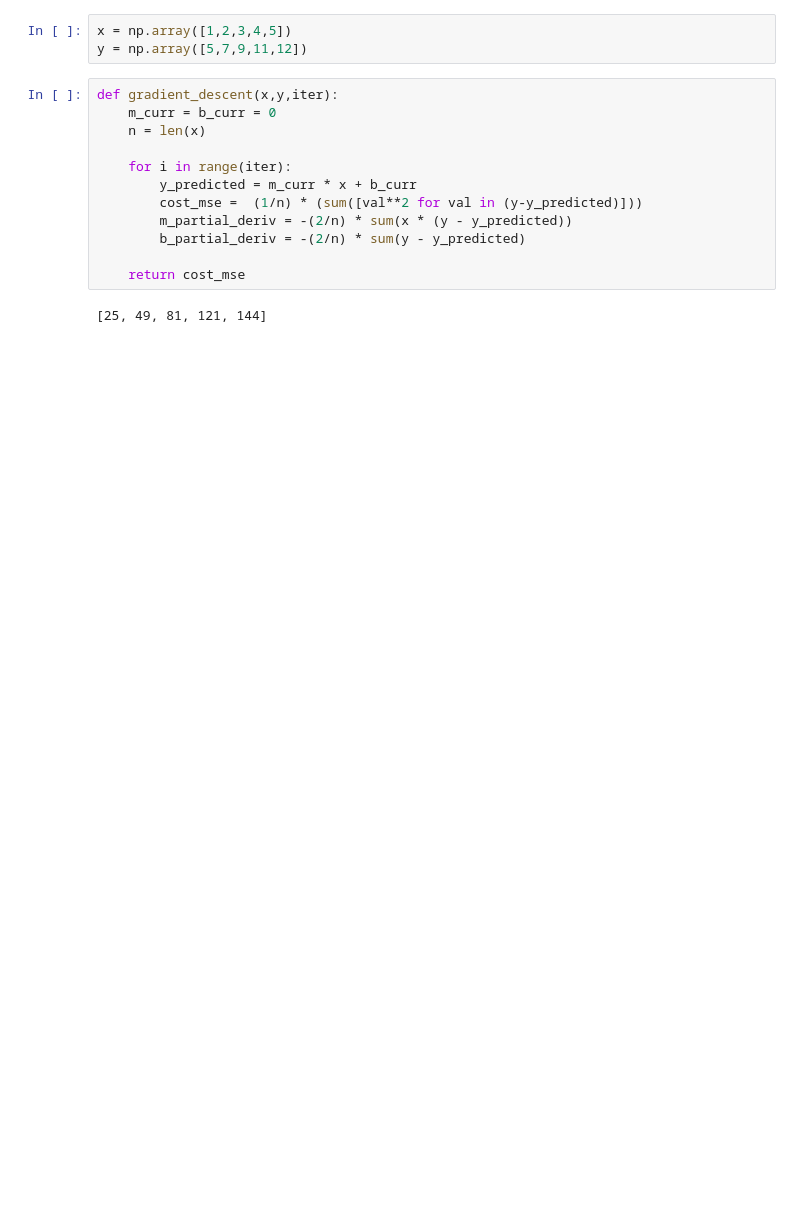
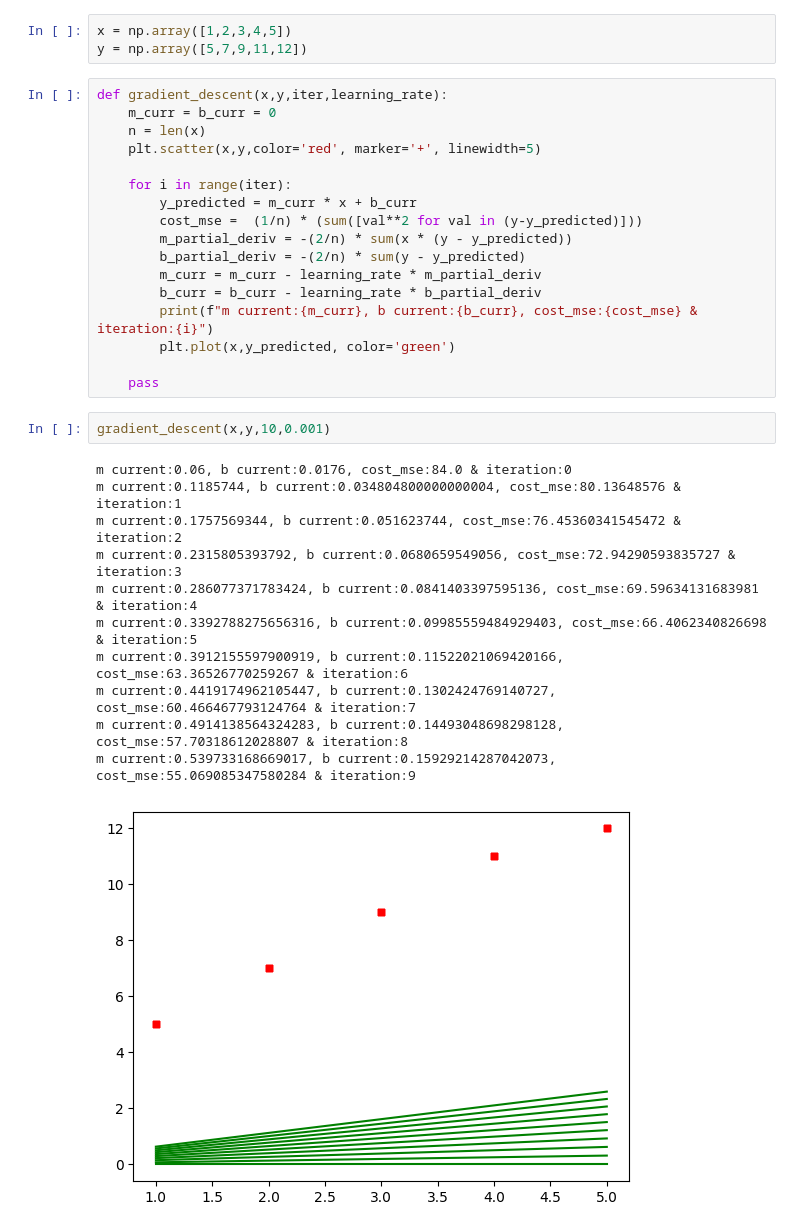
Before and after one commit to ahmedcurious/Data-Science-Work, a Jupyter notebook: Machine_Learning/03_Gradient_Descent_and_Cost_Function/file.ipynb, the cells around one changed output. Drawn from its saved outputs; the diff is of its cells as text; blank space fills up the shorter version.

```diff
--- a/Machine_Learning/03_Gradient_Descent_and_Cost_Function/file.ipynb
+++ b/Machine_Learning/03_Gradient_Descent_and_Cost_Function/file.ipynb
@@ -33,16 +28,33 @@ from word2number import w2n
 x = np.array([1,2,3,4,5])
 y = np.array([5,7,9,11,12])
 # %%
-def gradient_descent(x,y,iter):
+def gradient_descent(x,y,iter,learning_rate):
     m_curr = b_curr = 0
     n = len(x)
+    plt.scatter(x,y,color='red', marker='+', linewidth=5)
 
     for i in range(iter):
         y_predicted = m_curr * x + b_curr
         cost_mse =  (1/n) * (sum([val**2 for val in (y-y_predicted)]))
         m_partial_deriv = -(2/n) * sum(x * (y - y_predicted))
         b_partial_deriv = -(2/n) * sum(y - y_predicted)
+        m_curr = m_curr - learning_rate * m_partial_deriv
+        b_curr = b_curr - learning_rate * b_partial_deriv
+        print(f"m current:{m_curr}, b current:{b_curr}, cost_mse:{cost_mse} & iteration:{i}")
+        plt.plot(x,y_predicted, color='green')
 
-    return cost_mse
+    pass
-# %% [output]
-[25, 49, 81, 121, 144]
+# %%
+gradient_descent(x,y,10,0.001)
+# %% [output]
+m current:0.06, b current:0.0176, cost_mse:84.0 & iteration:0
+m current:0.1185744, b current:0.034804800000000004, cost_mse:80.13648576 & iteration:1
+m current:0.1757569344, b current:0.051623744, cost_mse:76.45360341545472 & iteration:2
+m current:0.2315805393792, b current:0.0680659549056, cost_mse:72.94290593835727 & iteration:3
+m current:0.286077371783424, b current:0.0841403397595136, cost_mse:69.59634131683981 & iteration:4
+m current:0.3392788275656316, b current:0.09985559484929403, cost_mse:66.4062340826698 & iteration:5
+m current:0.3912155597900919, b current:0.11522021069420166, cost_mse:63.36526770259267 & iteration:6
+m current:0.4419174962105447, b current:0.1302424769140727, cost_mse:60.466467793124764 & iteration:7
+m current:0.4914138564324283, b current:0.14493048698298128, cost_mse:57.70318612028807 & iteration:8
+m current:0.539733168669017, b current:0.15929214287042073, cost_mse:55.069085347580284 & iteration:9
+[figure, added]
```
Also changed, not shown: parts of 7 cells of this notebook, 3 other files.
